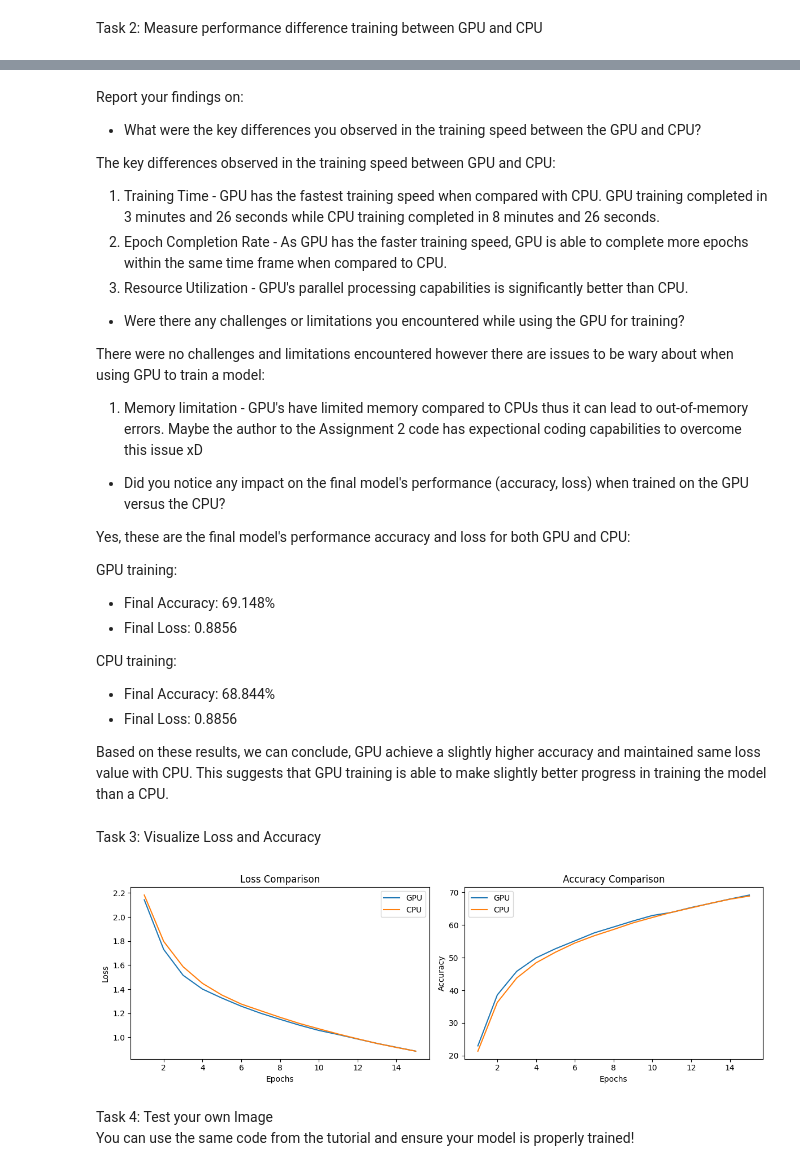
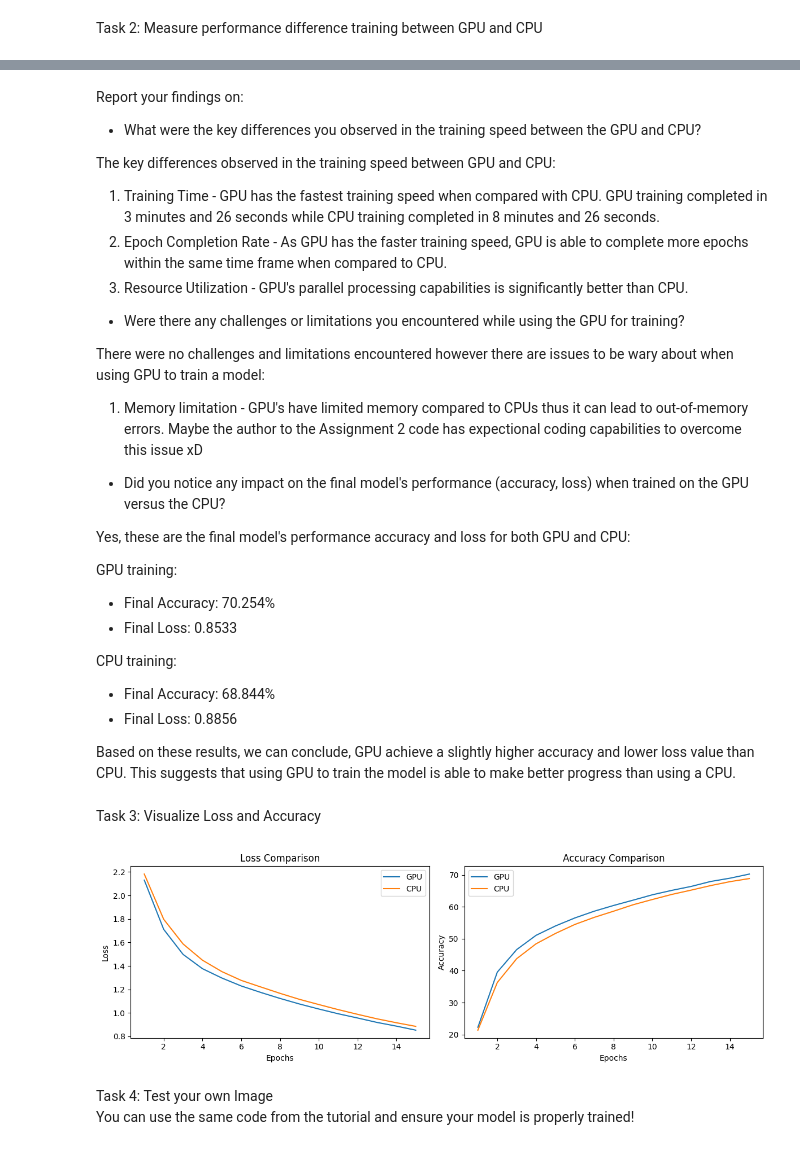
Before and after one commit to AbdQaiyum/GitHub-Python-Colab-assignment-for-Assessment, a Jupyter notebook: Assignment_2_Build_an_Image_Classifier.ipynb, the cells around one changed output, grey strips where cells are left out. Drawn from its saved outputs; the diff is of its cells as text; code cells hidden in the pictures.

Commit message:
Added Image Classifier V3.0

```diff
--- a/Assignment_2_Build_an_Image_Classifier.ipynb
+++ b/Assignment_2_Build_an_Image_Classifier.ipynb
@@ -218,14 +219,14 @@ Report your findings on:
  Yes, these are the final model's performance accuracy and loss for both GPU and CPU:
 
  GPU training:
- * Final Accuracy: 69.148%
- * Final Loss: 0.8856
+ * Final Accuracy: 70.254%
+ * Final Loss: 0.8533
 
  CPU training:
  * Final Accuracy: 68.844%
  * Final Loss: 0.8856
 
- Based on these results, we can conclude, GPU achieve a slightly higher accuracy and maintained same loss value with CPU. This suggests that GPU training is able to make slightly better progress in training the model than a CPU.
+ Based on these results, we can conclude, GPU achieve a slightly higher accuracy and lower loss value than CPU. This suggests that using GPU to train the model is able to make better progress than using a CPU.
 # %% [markdown]
 Task 3: Visualize Loss and Accuracy
 # %%
@@ -234,37 +235,37 @@ import matplotlib.pyplot as plt
 
 # Initializing Loss and accuracy values for GPU and CPU
 gpu_epochs = list(range(1, 16))
-gpu_loss = [2.1429, 1.7305, 1.5161, 1.4012, 1.3268, 1.2590, 1.2007, 1.1501, 1.1015, 1.0579, 1.0236, 0.9865, 0.9500, 0.9179, 0.8856]
-gpu_accuracy = [23.006, 38.584, 45.8, 49.94, 52.726, 55.134, 57.578, 59.39, 61.216, 62.898, 63.858, 65.344, 66.606, 67.944, 69.148]
+gpu_loss = [2.1305, 1.7115, 1.4983, 1.3767, 1.2972, 1.2295, 1.1748, 1.1234, 1.0762, 1.0333, 0.9929, 0.9569, 0.9192, 0.8877, 0.8533]
+gpu_accuracy = [22.28, 39.546, 46.604, 51.074, 54.008, 56.514, 58.626, 60.424, 62.076, 63.77, 65.148, 66.386, 67.928, 68.96, 70.254]
 
 cpu_epochs = list(range(1, 16))
 cpu_loss = [2.1822, 1.7973, 1.5872, 1.4489, 1.3519, 1.2769, 1.2214, 1.1668, 1.1157, 1.0714, 1.0282, 0.9881, 0.9499, 0.9165, 0.8856]
 cpu_accuracy = [21.384, 36.296, 43.756, 48.418, 51.662, 54.476, 56.7, 58.628, 60.638, 62.292, 63.88, 65.226, 66.64, 67.876, 68.844]
 
 # Initializing subplots for loss and accuracy
 fig, (ax1, ax2) = plt.subplots(1, 2, figsize=(12, 4))
 
 # Plotting Loss
 ax1.plot(gpu_epochs, gpu_loss, label='GPU')
 ax1.plot(cpu_epochs, cpu_loss, label='CPU')
 ax1.set_xlabel('Epochs')
 ax1.set_ylabel('Loss')
 ax1.set_title('Loss Comparison')
 ax1.legend()
 
 # Plotting Accuracy
 ax2.plot(gpu_epochs, gpu_accuracy, label='GPU')
 ax2.plot(cpu_epochs, cpu_accuracy, label='CPU')
 ax2.set_xlabel('Epochs')
 ax2.set_ylabel('Accuracy')
 ax2.set_title('Accuracy Comparison')
 ax2.legend()
 
 # Adjusting layout and display plots
 plt.tight_layout()
 plt.show()
 # %% [output]
-[figure, old version]
+[figure, new version]
 # %% [markdown]
 Task 4: Test your own Image \
 You can use the same code from the tutorial and ensure your model is properly trained!
```
Also changed, not shown: parts of 3 cells of this notebook.
